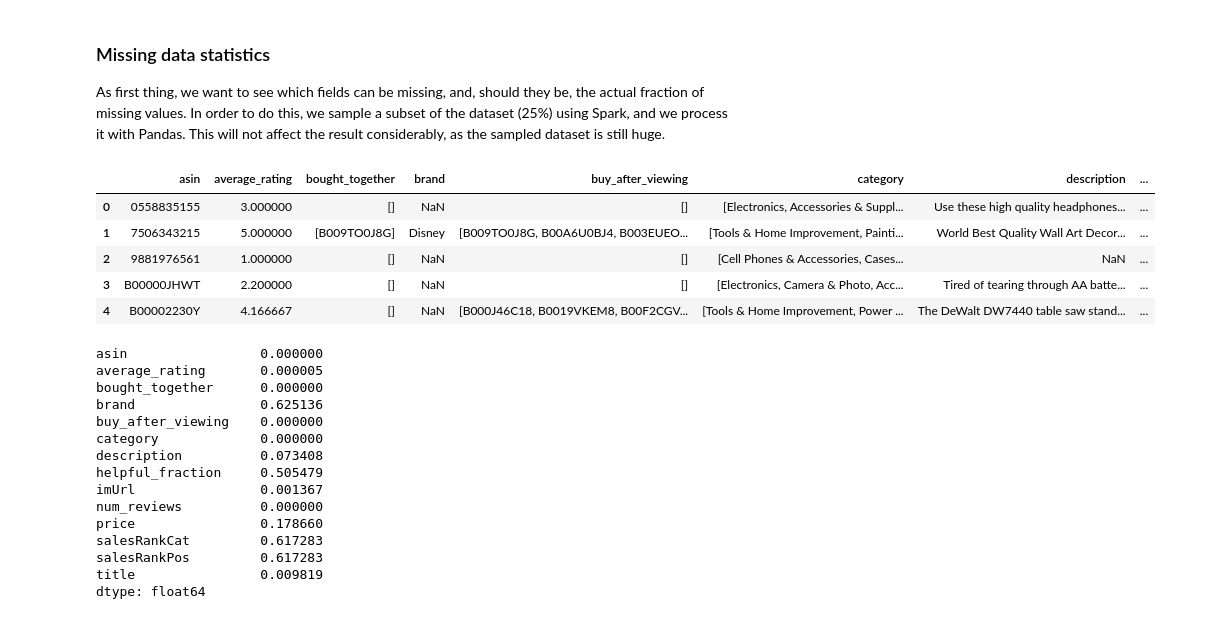
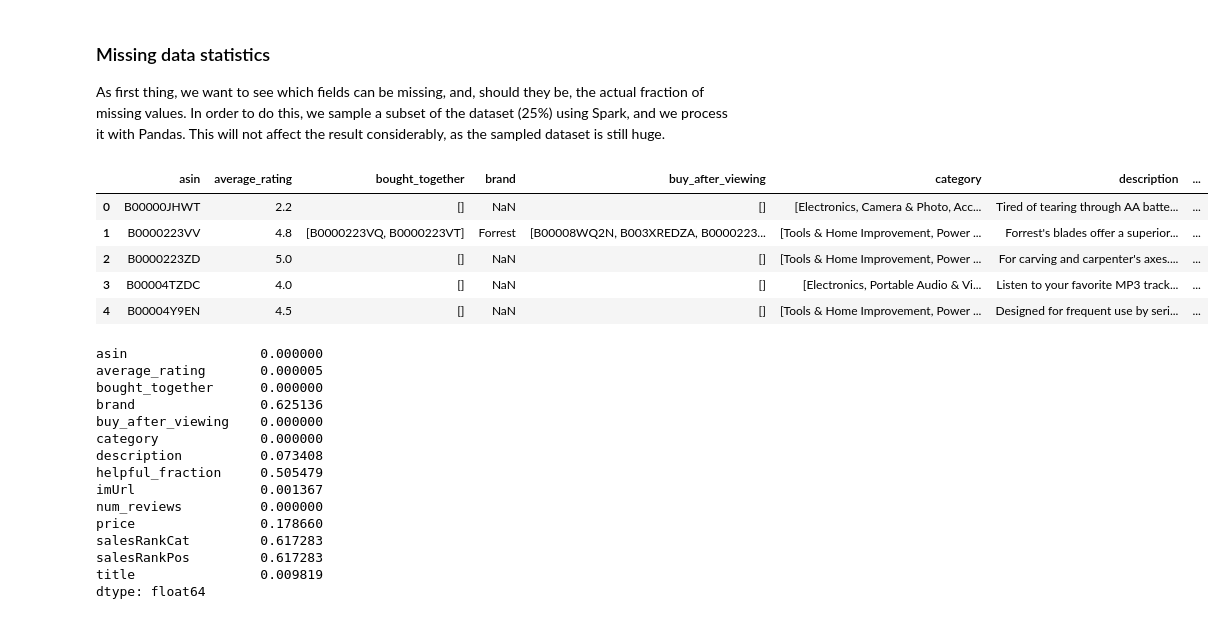
Before and after one commit to tarmeens/ada-homework, a Jupyter notebook: project/Final.ipynb, the cells around one changed output. Cells and saved outputs as stored; diff of their text form; code cells hidden in the pictures.

```diff
--- a/project/Final.ipynb
+++ b/project/Final.ipynb
@@ -333,20 +333,18 @@ sc.textFile('data/metadata.json')\
 ### Missing data statistics
 As first thing, we want to see which fields can be missing, and, should they be, the actual fraction of missing values. In order to do this, we sample a subset of the dataset (25%) using Spark, and we process it with Pandas. This will not affect the result considerably, as the sampled dataset is still huge.
 # %%
-sample = sc.textFile('data/reduced.json')\
-    .sample(fraction=0.25, withReplacement=False, random_state=0)\
+df = pd.DataFrame(sc.textFile('data/reduced.json')\
+    .sample(fraction=0.25, withReplacement=False, seed=1)\
     .map(lambda x: json.loads(x))\
-    .collect()
+    .collect())
+df.head()
+# %% [output]
+|  | asin | average_rating | bought_together | brand | buy_after_viewing | category | description | ... |
+| 0 | B00000JHWT | 2.2 | [] | NaN | [] | [Electronics, Camera & Photo, Acc... | Tired of tearing through AA batte... | ... |
+| 1 | B0000223VV | 4.8 | [B0000223VQ, B0000223VT] | Forrest | [B00008WQ2N, B003XREDZA, B0000223... | [Tools & Home Improvement, Power ... | Forrest's blades offer a superior... | ... |
+| 2 | B0000223ZD | 5.0 | [] | NaN | [] | [Tools & Home Improvement, Power ... | For carving and carpenter's axes.... | ... |
+| 3 | B00004TZDC | 4.0 | [] | NaN | [] | [Electronics, Portable Audio & Vi... | Listen to your favorite MP3 track... | ... |
+| 4 | B00004Y9EN | 4.5 | [] | NaN | [] | [Tools & Home Improvement, Power ... | Designed for frequent use by seri... | ... |
-# %%
-df = pd.DataFrame(sample)
-df.head()
-# %% [output]
-|  | asin | average_rating | bought_together | brand | buy_after_viewing | category | description | ... |
-| 0 | 0558835155 | 3.000000 | [] | NaN | [] | [Electronics, Accessories & Suppl... | Use these high quality headphones... | ... |
-| 1 | 7506343215 | 5.000000 | [B009TO0J8G] | Disney | [B009TO0J8G, B00A6U0BJ4, B003EUEO... | [Tools & Home Improvement, Painti... | World Best Quality Wall Art Decor... | ... |
-| 2 | 9881976561 | 1.000000 | [] | NaN | [] | [Cell Phones & Accessories, Cases... | NaN | ... |
-| 3 | B00000JHWT | 2.200000 | [] | NaN | [] | [Electronics, Camera & Photo, Acc... | Tired of tearing through AA batte... | ... |
-| 4 | B00002230Y | 4.166667 | [] | NaN | [B000J46C18, B0019VKEM8, B00F2CGV... | [Tools & Home Improvement, Power ... | The DeWalt DW7440 table saw stand... | ... |
 # %%
 missing_stats = df.isnull().sum()/len(df)
 print(missing_stats)
```
Also changed, not shown: parts of 26 cells of this notebook, 1 other file.
